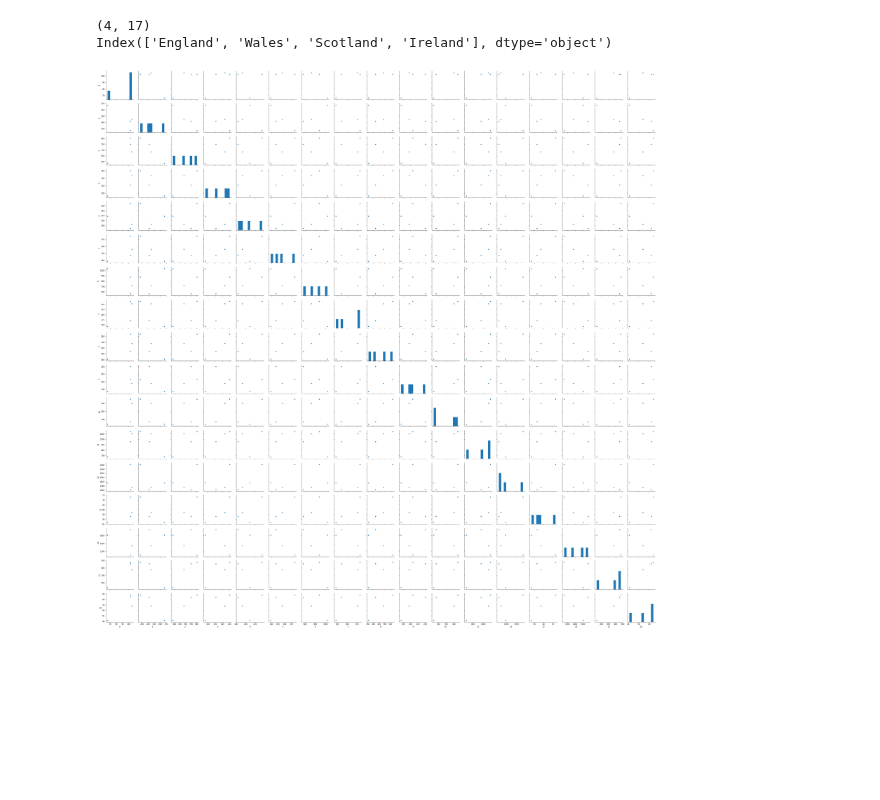
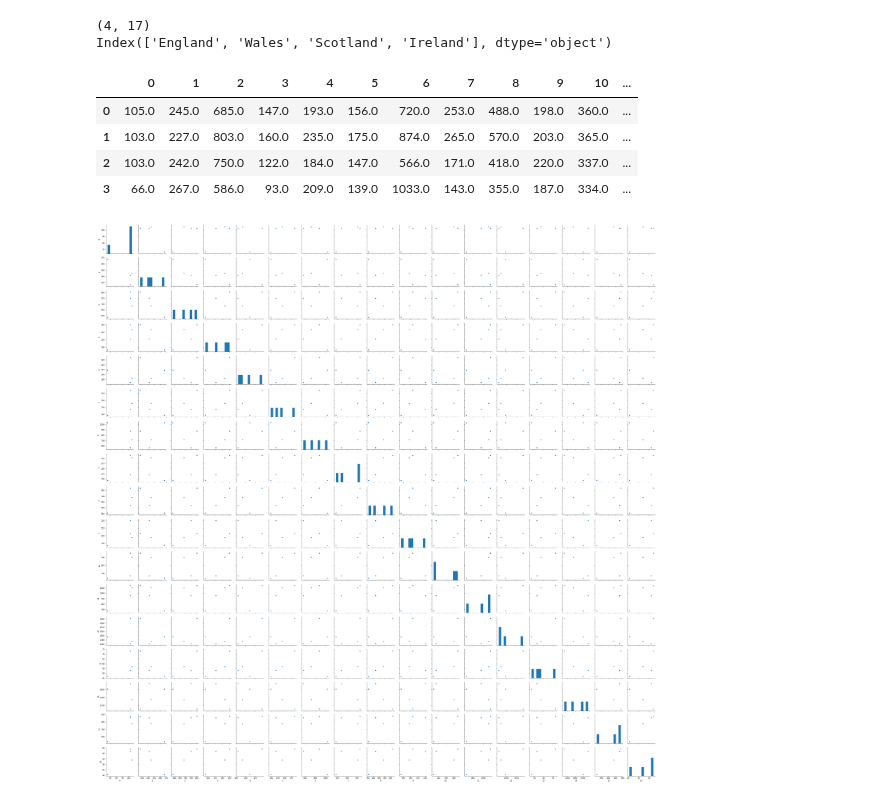
Before and after one commit to przem85/bootcamp, a Jupyter notebook: dimensional_reduction/Z10_PCA_visualization.ipynb, the cells around one changed output. Drawn from its saved outputs; the diff is of its cells as text; code cells hidden in the pictures; blank space fills up the shorter version.

```diff
--- a/dimensional_reduction/Z10_PCA_visualization.ipynb
+++ b/dimensional_reduction/Z10_PCA_visualization.ipynb
@@ -43,6 +43,14 @@ print(y)
 # %% [output]
 (4, 17)
 Index(['England', 'Wales', 'Scotland', 'Ireland'], dtype='object')
+# %%
+pd.DataFrame(X)
+# %% [output]
+|  | 0 | 1 | 2 | 3 | 4 | 5 | 6 | 7 | 8 | 9 | 10 | ... |
+| 0 | 105.0 | 245.0 | 685.0 | 147.0 | 193.0 | 156.0 | 720.0 | 253.0 | 488.0 | 198.0 | 360.0 | ... |
+| 1 | 103.0 | 227.0 | 803.0 | 160.0 | 235.0 | 175.0 | 874.0 | 265.0 | 570.0 | 203.0 | 365.0 | ... |
+| 2 | 103.0 | 242.0 | 750.0 | 122.0 | 184.0 | 147.0 | 566.0 | 171.0 | 418.0 | 220.0 | 337.0 | ... |
+| 3 | 66.0 | 267.0 | 586.0 | 93.0 | 209.0 | 139.0 | 1033.0 | 143.0 | 355.0 | 187.0 | 334.0 | ... |
 # %%
 df=pd.DataFrame(X)
 sns.pairplot(df)
```
Also changed, not shown: 37 other files.
